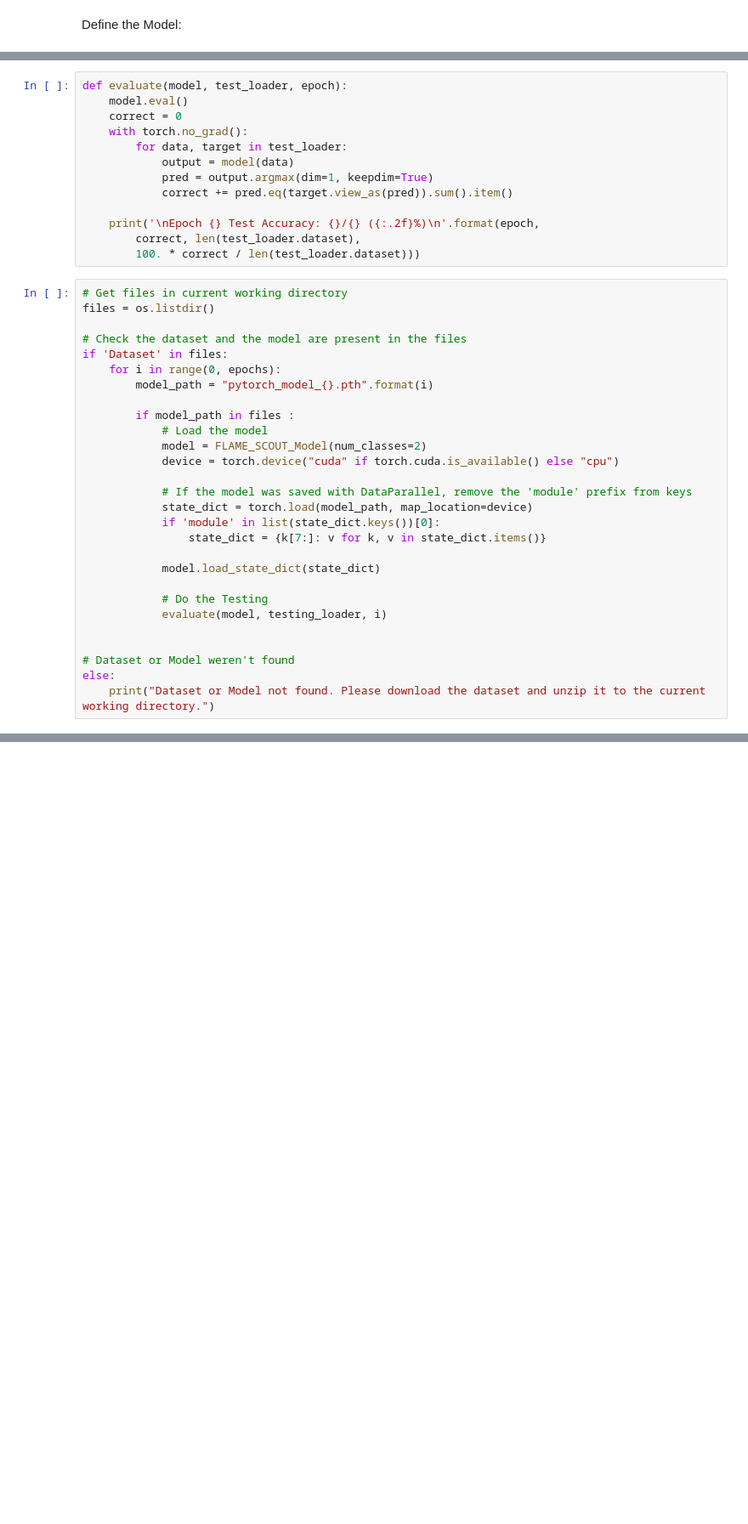
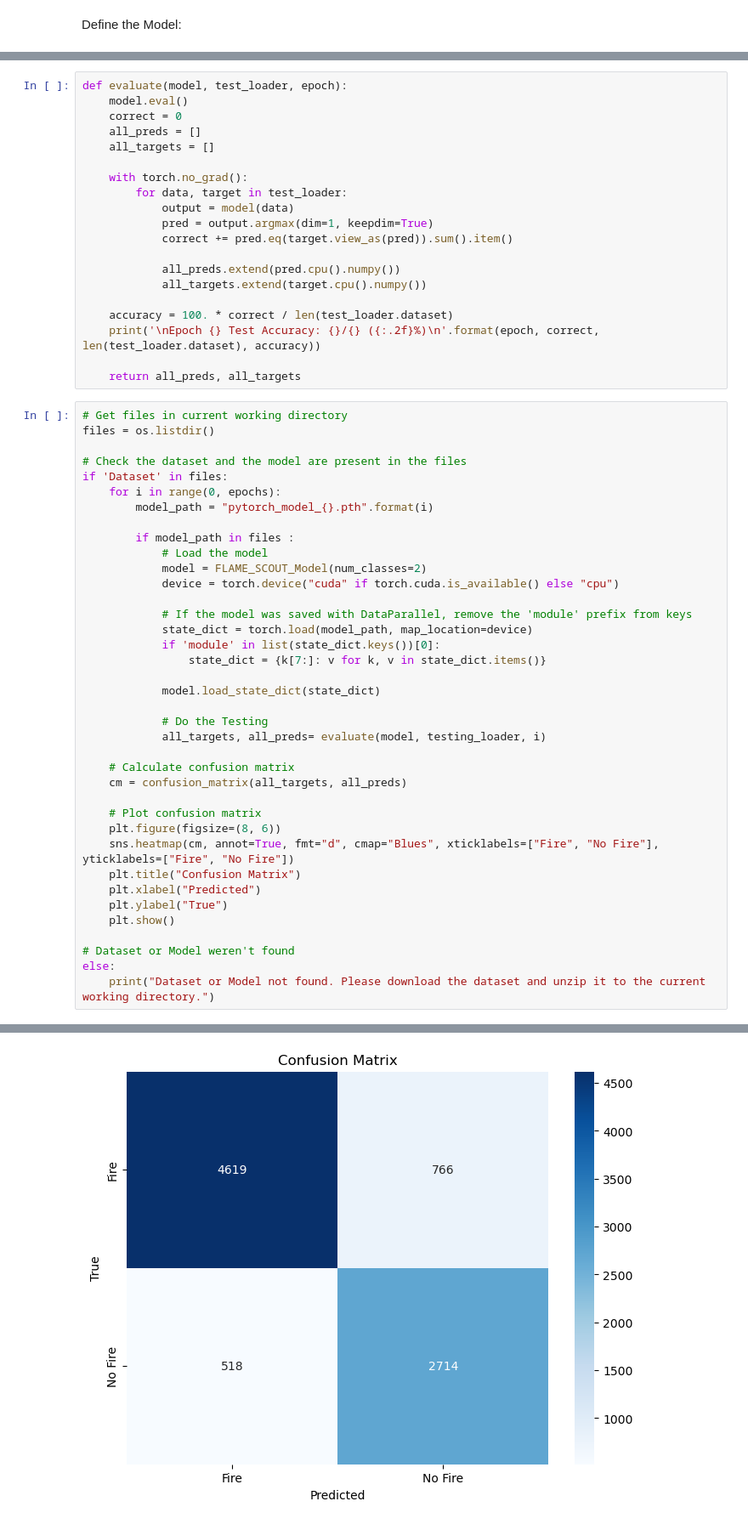
Before and after one commit to zemendes1/FLAME_SCOUT, a Jupyter notebook: Classification/FLAME_SCOUT.ipynb, the cells around one changed output, grey strips where cells are left out. Shown at 85% size. Cells and saved outputs as stored; diff of their text form; blank space fills up the shorter version.

Commit message:
Add Confusion Matrix to Metrics

```diff
--- a/Classification/FLAME_SCOUT.ipynb
+++ b/Classification/FLAME_SCOUT.ipynb
@@ -249,15 +256,22 @@ train_pytorch_model(model, training_loader, validation_loader, criterion, optimi
 def evaluate(model, test_loader, epoch):
     model.eval()
     correct = 0
+    all_preds = []
+    all_targets = []
+
     with torch.no_grad():
         for data, target in test_loader:
             output = model(data)
             pred = output.argmax(dim=1, keepdim=True)
             correct += pred.eq(target.view_as(pred)).sum().item()
 
-    print('\nEpoch {} Test Accuracy: {}/{} ({:.2f}%)\n'.format(epoch,
-        correct, len(test_loader.dataset),
-        100. * correct / len(test_loader.dataset)))
+            all_preds.extend(pred.cpu().numpy())
+            all_targets.extend(target.cpu().numpy())
+
+    accuracy = 100. * correct / len(test_loader.dataset)
+    print('\nEpoch {} Test Accuracy: {}/{} ({:.2f}%)\n'.format(epoch, correct, len(test_loader.dataset), accuracy))
+
+    return all_preds, all_targets
 # %%
 # Get files in current working directory
 files = os.listdir()
@@ -280,9 +294,20 @@ if 'Dataset' in files:
             model.load_state_dict(state_dict)
 
             # Do the Testing
-            evaluate(model, testing_loader, i)
+            all_targets, all_preds= evaluate(model, testing_loader, i)
 
+    # Calculate confusion matrix
+    cm = confusion_matrix(all_targets, all_preds)
+
+    # Plot confusion matrix
+    plt.figure(figsize=(8, 6))
+    sns.heatmap(cm, annot=True, fmt="d", cmap="Blues", xticklabels=["Fire", "No Fire"], yticklabels=["Fire", "No Fire"])
+    plt.title("Confusion Matrix")
+    plt.xlabel("Predicted")
+    plt.ylabel("True")
+    plt.show()
 
 # Dataset or Model weren't found
 else:
     print("Dataset or Model not found. Please download the dataset and unzip it to the current working directory.")
+# %% [output]
@@ -288,0 +315 @@ else:
+[figure, added]
```
Also changed, not shown: parts of 3 cells of this notebook, 3 other files.
